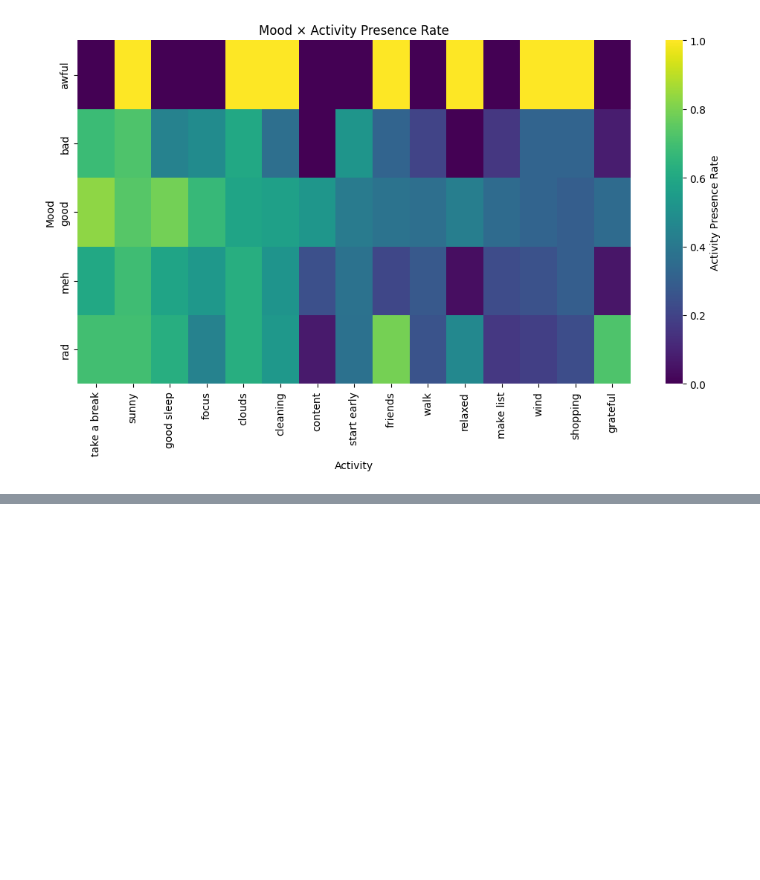
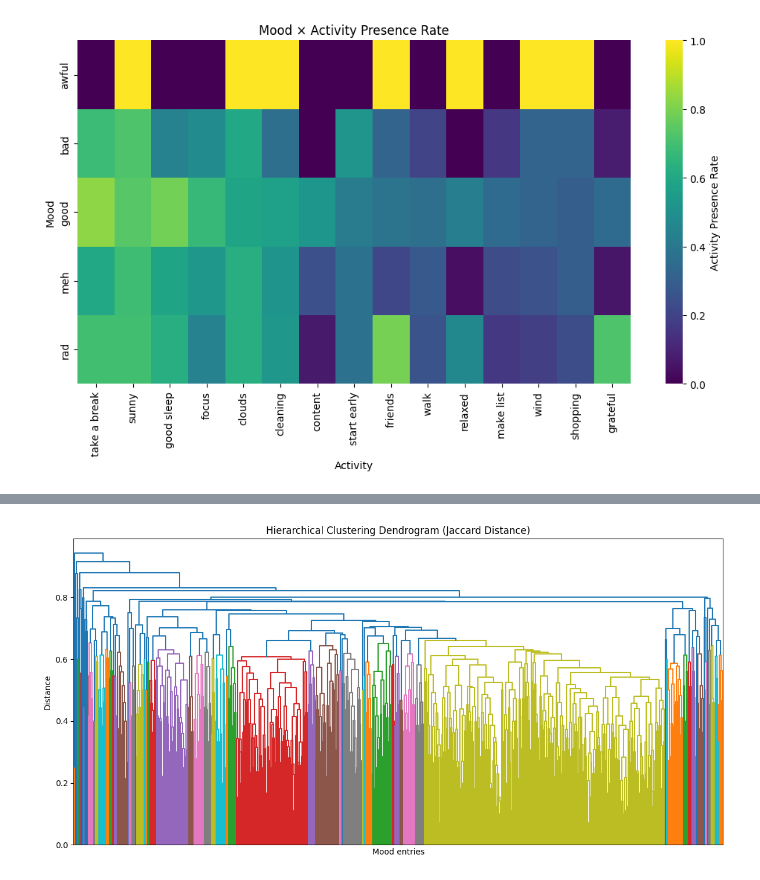
Before and after one commit to herguad/mood_tracker, a Jupyter notebook: notebooks/EDA_mood_t.ipynb, the cells around one changed output, grey strips where cells are left out. Drawn from its saved outputs; the diff is of its cells as text; code cells hidden in the pictures; blank space fills up the shorter version.

```diff
--- a/notebooks/EDA_mood_t.ipynb
+++ b/notebooks/EDA_mood_t.ipynb
@@ -232,0 +228,81 @@ plt.show()
+# %%
+import pandas as pd
+import numpy as np
+from sklearn.metrics import pairwise_distances
+from scipy.cluster.hierarchy import linkage
+from scipy.cluster.hierarchy import dendrogram
+from scipy.cluster.hierarchy import fcluster
+import matplotlib.pyplot as plt
+#from sklearn.decomposition import PCA
+#from sklearn.cluster import KMeans
+#from sklearn.preprocessing import StandardScaler
+
+#Load microactivities
+
+df_micro = pd.read_csv("/content/mood_tracker/data/moods_microacts.csv")
+
+print(df_micro.head())
+print(df_micro.info())
+
+#Jaccard distance between entries --> see Jaccard index in binary classification confusion matrices
+
+X = df_micro.values
+
+## D[i, j] will be the distance between X[i] and Y[j]
+jaccard_dist_matrix = pairwise_distances(X, metric='jaccard')
+
+#Check matrix
+print(jaccard_dist_matrix.shape)
+print(jaccard_dist_matrix.min(), jaccard_dist_matrix.max())
+
+#Linkeage
+
+Z = linkage(X, method="average", metric="jaccard")
+
+#Dendrogram
+
+plt.figure(figsize=(12, 6))
+dendrogram(Z,no_labels=True,color_threshold=None)
+
+plt.title("Hierarchical Clustering Dendrogram (Jaccard Distance)")
+plt.xlabel("Mood entries")
+plt.ylabel("Distance")
+
+plt.tight_layout()
+plt.show()
+
+#Plot truncated for more precision
+plt.figure(figsize=(12, 6))
+dendrogram(
+    Z,
+    truncate_mode="lastp",
+    p=30,
+    show_leaf_counts=True
+)
+
+plt.title("Truncated Dendrogram (Top 30 Clusters)")
+plt.ylabel("Distance")
+
+plt.tight_layout()
+plt.show()
+
+### 5 gaps at > 4.0 distance 9/10 gaps at 3.5.
+
+#Fine-grained clustering: activity patterns
+
+clusters_fine = fcluster(Z, t=3.5, criterion="distance")
+
+#Coarse clustering: broad behavioural modes
+
+clusters_coarse = fcluster(Z, t=4.2, criterion="distance")
+
+#Attach clusters back to the data
+
+df_clusters = df_micro.copy()
+df_clusters["cluster_fine"] = clusters_fine
+df_clusters["cluster_coarse"] = clusters_coarse
+
+#Cluster sizes
+print(df_clusters["cluster_fine"].value_counts())
+print(df_clusters["cluster_coarse"].value_counts())
+# %% [output]
@@ -232,0 +326 @@ plt.show()
+[figure, added]
```
Also changed, not shown: parts of 9 cells of this notebook.
